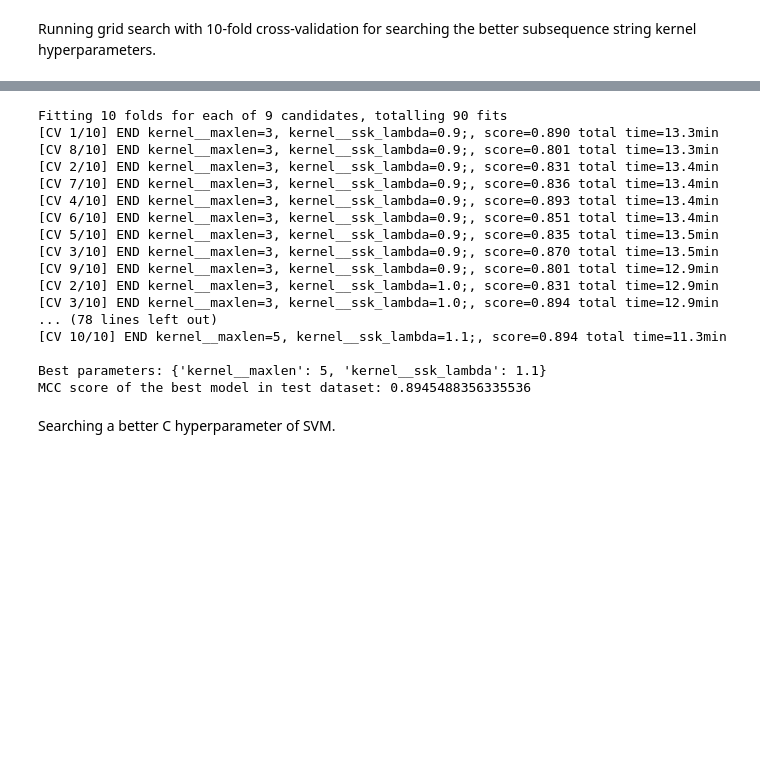
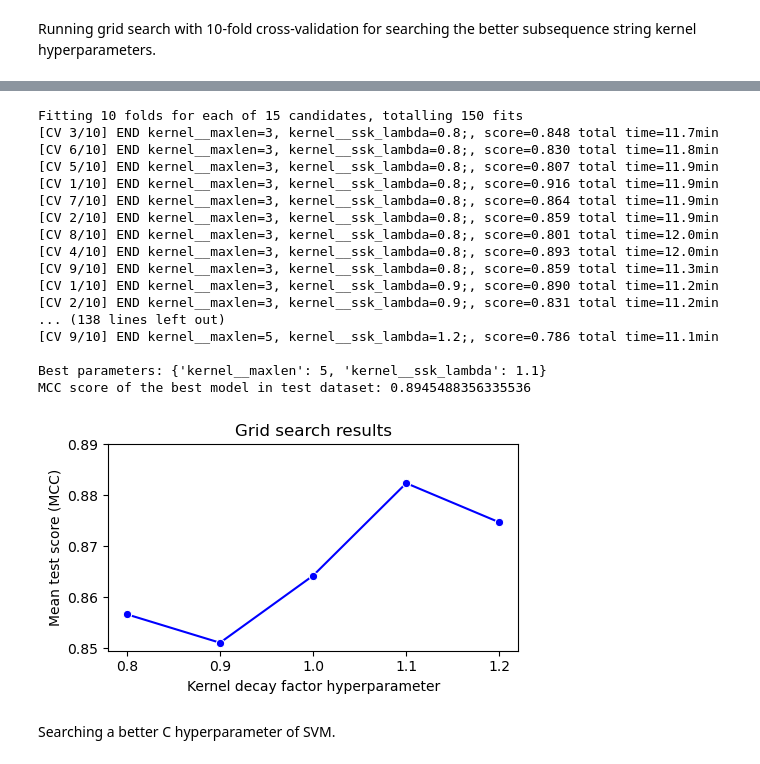
Before and after one commit to denilsonfbar/strkernels, a Jupyter notebook: docs/example_peptides_classification.ipynb, the cells around one changed output, grey strips where cells are left out. Cells and saved outputs as stored; diff of their text form; code cells hidden in the pictures; blank space fills up the shorter version.

```diff
--- a/docs/example_peptides_classification.ipynb
+++ b/docs/example_peptides_classification.ipynb
@@ -203,7 +282,7 @@ clf = SVC(kernel=subsequence_kernel)
 # set parameters for grid search
 param_grid = {
     'kernel__maxlen': [3, 4, 5],
-    'kernel__ssk_lambda': [0.9, 1.0, 1.1],
+    'kernel__ssk_lambda': [0.8, 0.9, 1.0, 1.1, 1.2],
 }
 
 mcc_scorer = make_scorer(matthews_corrcoef)
@@ -234,24 +313,45 @@ MCC_score = matthews_corrcoef(y_test, predictions)
 # print the results
 print("\nBest parameters:", best_params)
 print("MCC score of the best model in test dataset:", MCC_score)
+
+# save all grid search results to a CSV file with current date and time
+current_time = datetime.now().strftime("%Y%m%d_%H%M%S")
+filename_grid_2 = f'grid_search_results_{current_time}.csv'
+results_df = pd.DataFrame(grid_search.cv_results_)
+results_df.to_csv(filename_grid_2, index=False)
 # %% [output]
-Fitting 10 folds for each of 9 candidates, totalling 90 fits
-[CV 1/10] END kernel__maxlen=3, kernel__ssk_lambda=0.9;, score=0.890 total time=13.3min
-[CV 8/10] END kernel__maxlen=3, kernel__ssk_lambda=0.9;, score=0.801 total time=13.3min
-[CV 2/10] END kernel__maxlen=3, kernel__ssk_lambda=0.9;, score=0.831 total time=13.4min
-[CV 7/10] END kernel__maxlen=3, kernel__ssk_lambda=0.9;, score=0.836 total time=13.4min
-[CV 4/10] END kernel__maxlen=3, kernel__ssk_lambda=0.9;, score=0.893 total time=13.4min
-[CV 6/10] END kernel__maxlen=3, kernel__ssk_lambda=0.9;, score=0.851 total time=13.4min
-[CV 5/10] END kernel__maxlen=3, kernel__ssk_lambda=0.9;, score=0.835 total time=13.5min
-[CV 3/10] END kernel__maxlen=3, kernel__ssk_lambda=0.9;, score=0.870 total time=13.5min
-[CV 9/10] END kernel__maxlen=3, kernel__ssk_lambda=0.9;, score=0.801 total time=12.9min
-[CV 2/10] END kernel__maxlen=3, kernel__ssk_lambda=1.0;, score=0.831 total time=12.9min
-[CV 3/10] END kernel__maxlen=3, kernel__ssk_lambda=1.0;, score=0.894 total time=12.9min
-... (78 lines left out)
-[CV 10/10] END kernel__maxlen=5, kernel__ssk_lambda=1.1;, score=0.894 total time=11.3min
+Fitting 10 folds for each of 15 candidates, totalling 150 fits
+[CV 3/10] END kernel__maxlen=3, kernel__ssk_lambda=0.8;, score=0.848 total time=11.7min
+[CV 6/10] END kernel__maxlen=3, kernel__ssk_lambda=0.8;, score=0.830 total time=11.8min
+[CV 5/10] END kernel__maxlen=3, kernel__ssk_lambda=0.8;, score=0.807 total time=11.9min
+[CV 1/10] END kernel__maxlen=3, kernel__ssk_lambda=0.8;, score=0.916 total time=11.9min
+[CV 7/10] END kernel__maxlen=3, kernel__ssk_lambda=0.8;, score=0.864 total time=11.9min
+[CV 2/10] END kernel__maxlen=3, kernel__ssk_lambda=0.8;, score=0.859 total time=11.9min
+[CV 8/10] END kernel__maxlen=3, kernel__ssk_lambda=0.8;, score=0.801 total time=12.0min
+[CV 4/10] END kernel__maxlen=3, kernel__ssk_lambda=0.8;, score=0.893 total time=12.0min
+[CV 9/10] END kernel__maxlen=3, kernel__ssk_lambda=0.8;, score=0.859 total time=11.3min
+[CV 1/10] END kernel__maxlen=3, kernel__ssk_lambda=0.9;, score=0.890 total time=11.2min
+[CV 2/10] END kernel__maxlen=3, kernel__ssk_lambda=0.9;, score=0.831 total time=11.2min
+... (138 lines left out)
+[CV 9/10] END kernel__maxlen=5, kernel__ssk_lambda=1.2;, score=0.786 total time=11.1min
 
 Best parameters: {'kernel__maxlen': 5, 'kernel__ssk_lambda': 1.1}
 MCC score of the best model in test dataset: 0.8945488356335536
+# %%
+grid_2_results_df = pd.read_csv(filename_grid_2)
+grid_2_results_df = grid_2_results_df[grid_2_results_df['param_kernel__maxlen'] == 5]
+
+plt.figure(figsize=(5, 3))
+sns.lineplot(x='param_kernel__ssk_lambda', y='mean_test_score', data=grid_2_results_df, marker='o', color='b')
+plt.xticks(ticks=grid_2_results_df['param_kernel__ssk_lambda'].unique())
+plt.yticks([0.85, 0.86, 0.87, 0.88, 0.89])
+plt.xlabel('Kernel decay factor hyperparameter')
+plt.ylabel('Mean test score (MCC)')
+plt.title('Grid search results')
+plt.tight_layout()
+plt.show()
+# %% [output]
+[figure, added]
 # %% [markdown]
 Searching a better C hyperparameter of SVM.
 # %%
```
Also changed, not shown: parts of 6 cells of this notebook, 2 other files.
